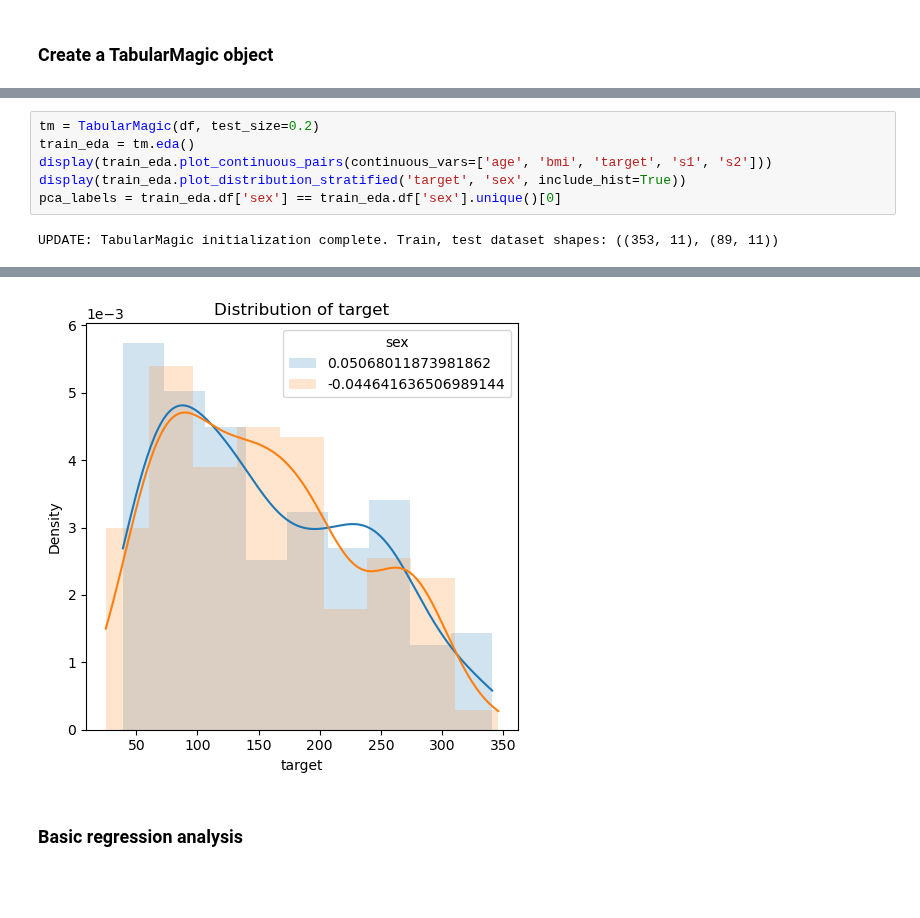
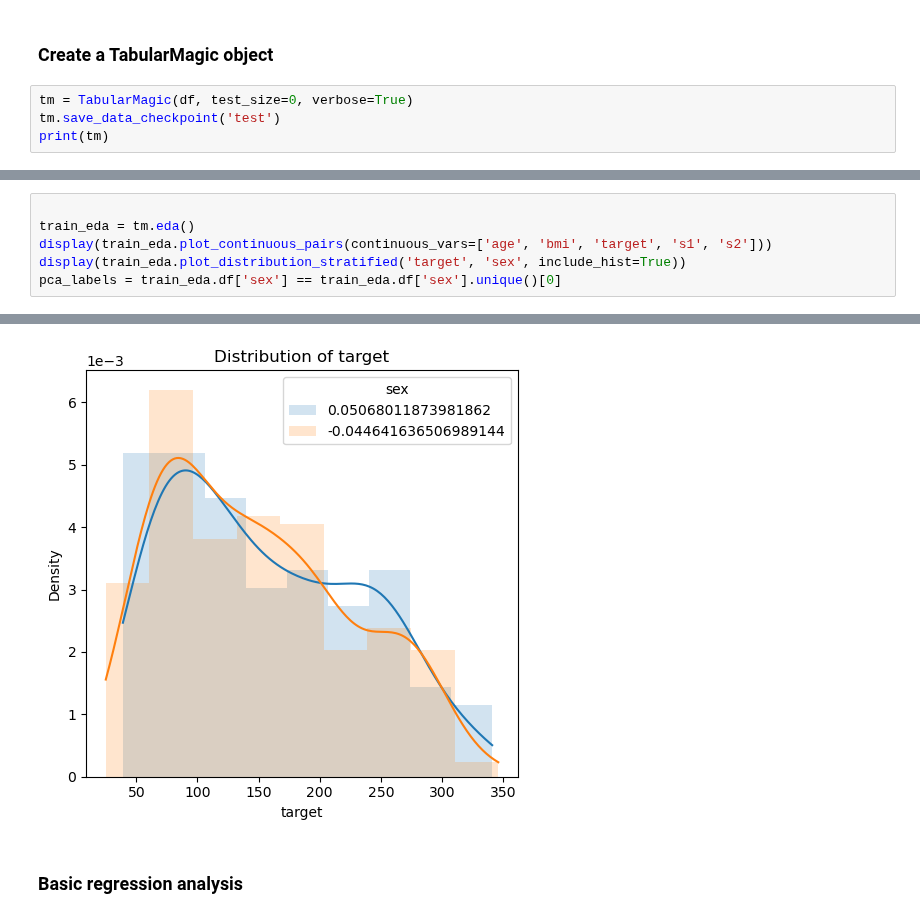
Before and after one commit to ajy25/TabularMagic, a Jupyter notebook: demo/simple_regression_demo.ipynb, the cells around one changed output, grey strips where cells are left out. Cells and saved outputs as stored; diff of their text form; blank space fills up the shorter version.

```diff
--- a/demo/simple_regression_demo.ipynb
+++ b/demo/simple_regression_demo.ipynb
@@ -22,3 +22,7 @@ display(df.head())
 | 4 | 0.005383 | -0.044642 | -0.036385 | 0.021872 | 0.003935 | 0.015596 | 0.008142 | -0.002592 | -0.031988 | -0.046641 | 135.0 |
 # %% [markdown]
 ### Create a TabularMagic object
+# %%
+tm = TabularMagic(df, test_size=0, verbose=True)
+tm.save_data_checkpoint('test')
+print(tm)
@@ -25,8 +43,7 @@ display(df.head())
 # %%
-tm = TabularMagic(df, test_size=0.2)
+
 train_eda = tm.eda()
 display(train_eda.plot_continuous_pairs(continuous_vars=['age', 'bmi', 'target', 's1', 's2']))
 display(train_eda.plot_distribution_stratified('target', 'sex', include_hist=True))
 pca_labels = train_eda.df['sex'] == train_eda.df['sex'].unique()[0]
 # %% [output]
-UPDATE: TabularMagic initialization complete. Train, test dataset shapes: ((353, 11), (89, 11))
@@ -34,4 +51,4 @@ UPDATE: TabularMagic initialization complete. Train, test dataset shapes: ((353,
-[figure, old version]
+[figure, new version]
 # %% [markdown]
 ### Basic regression analysis
 # %%
```
Also changed, not shown: parts of 8 cells of this notebook, 6 other files.
